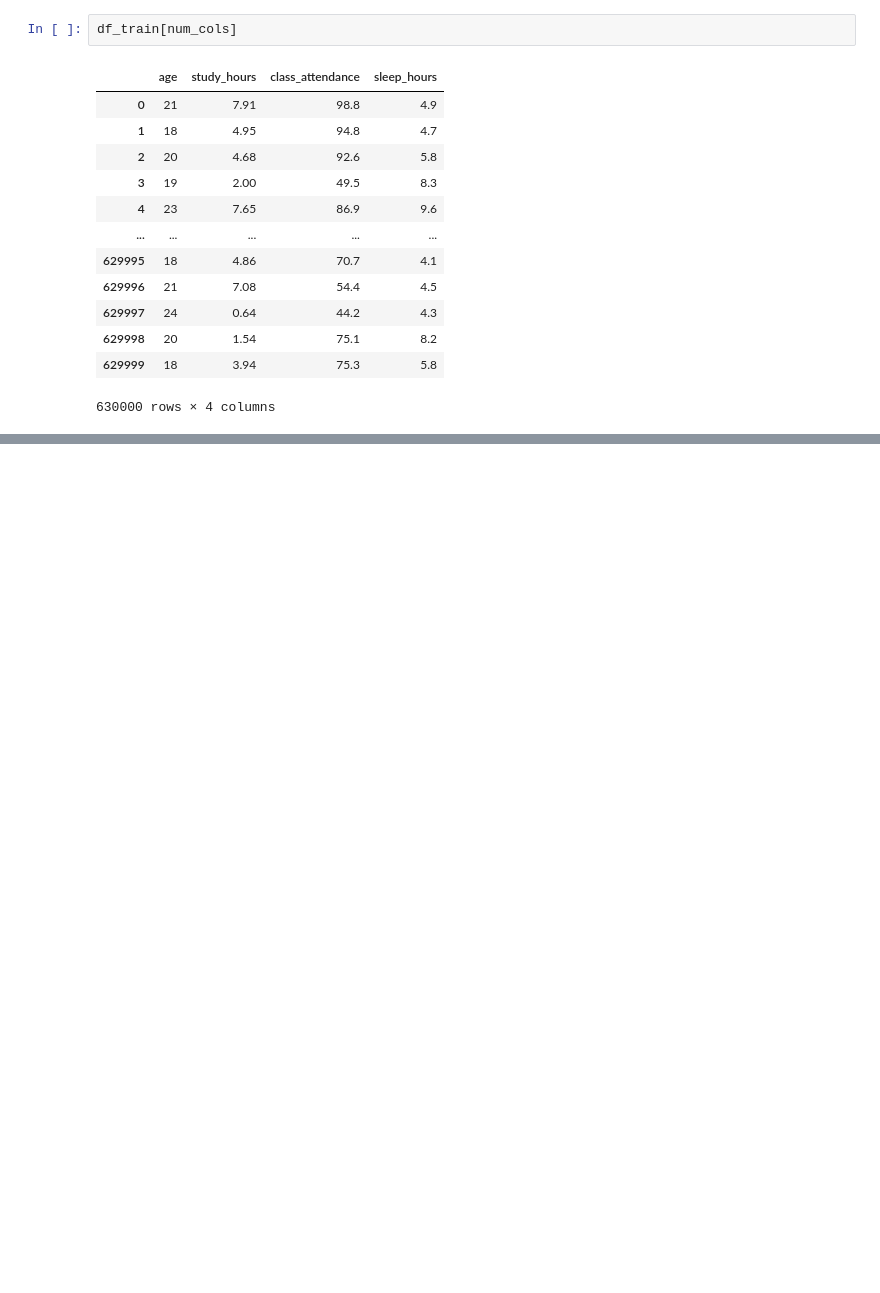
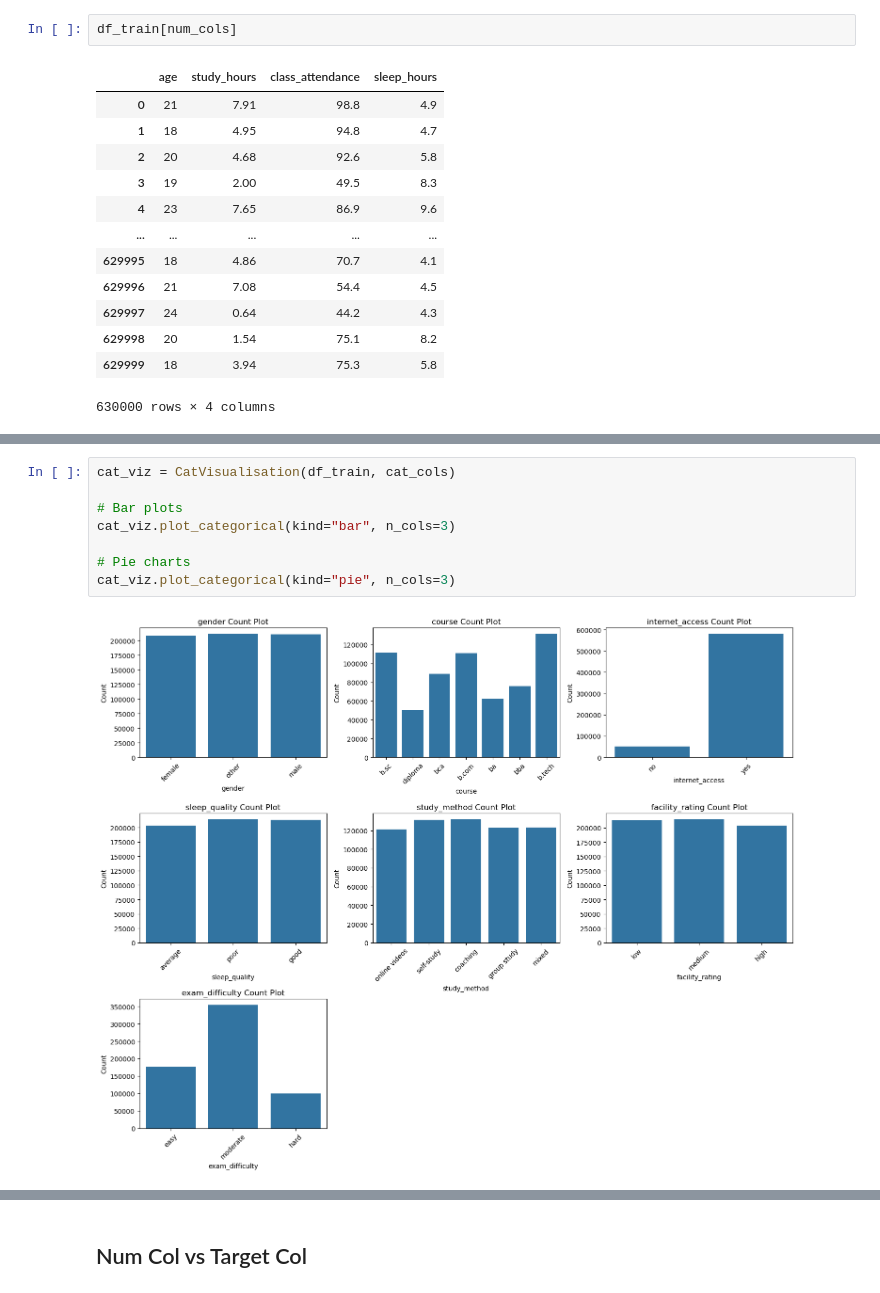
Before and after one commit to Eddythemachine/student_score_pred_kaggle_hackathon, a Jupyter notebook: notebook/eda.ipynb, the cells around one changed output, grey strips where cells are left out. Cells and saved outputs as stored; diff of their text form; blank space fills up the shorter version.

```diff
--- a/notebook/eda.ipynb
+++ b/notebook/eda.ipynb
@@ -602,0 +689,10 @@ num_v.plot_numeric_distributions(df_train, num_cols)
+# %%
+cat_viz = CatVisualisation(df_train, cat_cols)
+
+# Bar plots
+cat_viz.plot_categorical(kind="bar", n_cols=3)
+
+# Pie charts
+cat_viz.plot_categorical(kind="pie", n_cols=3)
+# %% [output]
+[figure, added]
@@ -602,0 +700,2 @@ num_v.plot_numeric_distributions(df_train, num_cols)
+# %% [markdown]
+## Num Col vs Target Col
```
Also changed, not shown: parts of 14 cells of this notebook.
